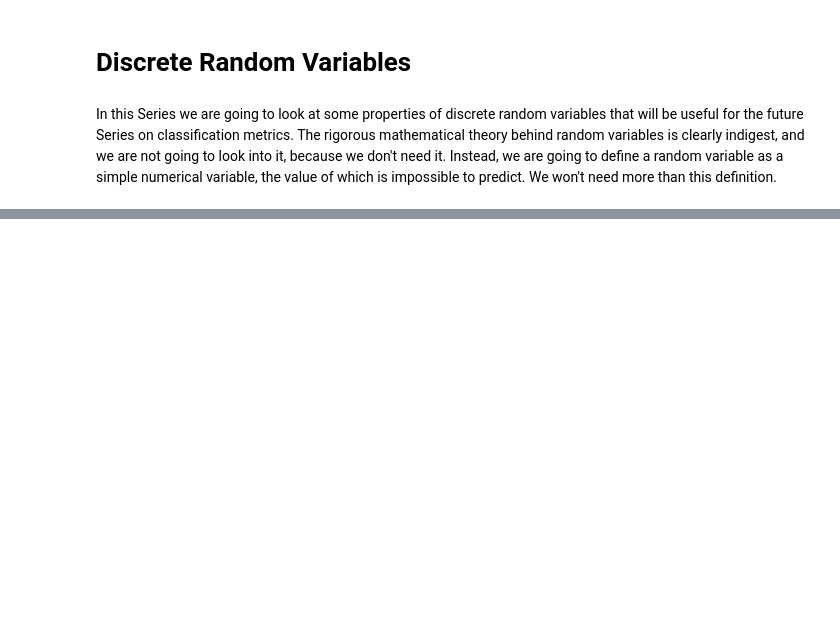
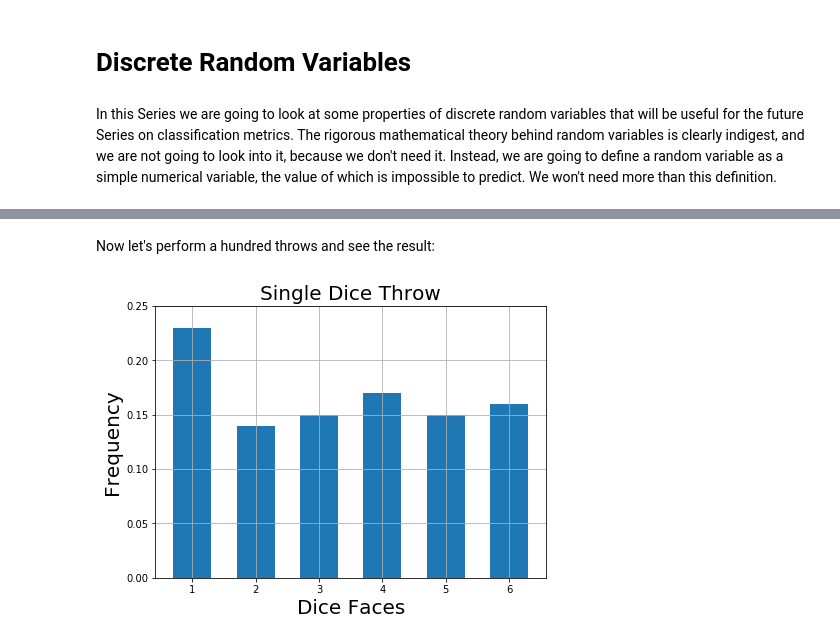
Before and after one commit to boris-dee/understanding_series, a Jupyter notebook: probabilities/01.discrete_random_variables.ipynb, the cells around one changed output, grey strips where cells are left out. Saved outputs shown, nothing was run; the diff lists cells and outputs as text; code cells hidden in the pictures; blank space fills up the shorter version.

```diff
--- a/probabilities/01.discrete_random_variables.ipynb
+++ b/probabilities/01.discrete_random_variables.ipynb
@@ -27,0 +45,32 @@ When dealing with discrete random variables, it is useful to gather all pairs $(
+# %%
+import numpy as np
+import matplotlib.pyplot as plt
+
+# Some parameters for matplotlib
+fontdict = {'fontsize': 20}
+
+# Function that plots the results of the experiment.
+# It takes as input the number of dice throws.
+def single_dice_throw(n_throws):
+    # Execute the dice throws
+    result = np.random.randint(1, 7, n_throws)
+
+    # Plot the result
+    fig = plt.figure(figsize=(7,5))
+
+    ax = fig.add_subplot(111)
+    plt.hist(result, bins=np.arange(1,8), align='left', rwidth=0.6, density=True)
+
+    ax.set_title('Single Dice Throw', fontdict=fontdict)
+    ax.set_xlabel('Dice Faces', fontdict=fontdict)
+    ax.set_ylabel('Frequency', fontdict=fontdict)
+    ax.set_ylim(0, 0.25)
+
+    plt.grid()
+    plt.show()
+# %% [markdown]
+Now let's perform a hundred throws and see the result:
+# %%
+single_dice_throw(n_throws=100)
+# %% [output]
+[figure, added]
```
Also changed, not shown: parts of 19 cells of this notebook, 7 other files.
